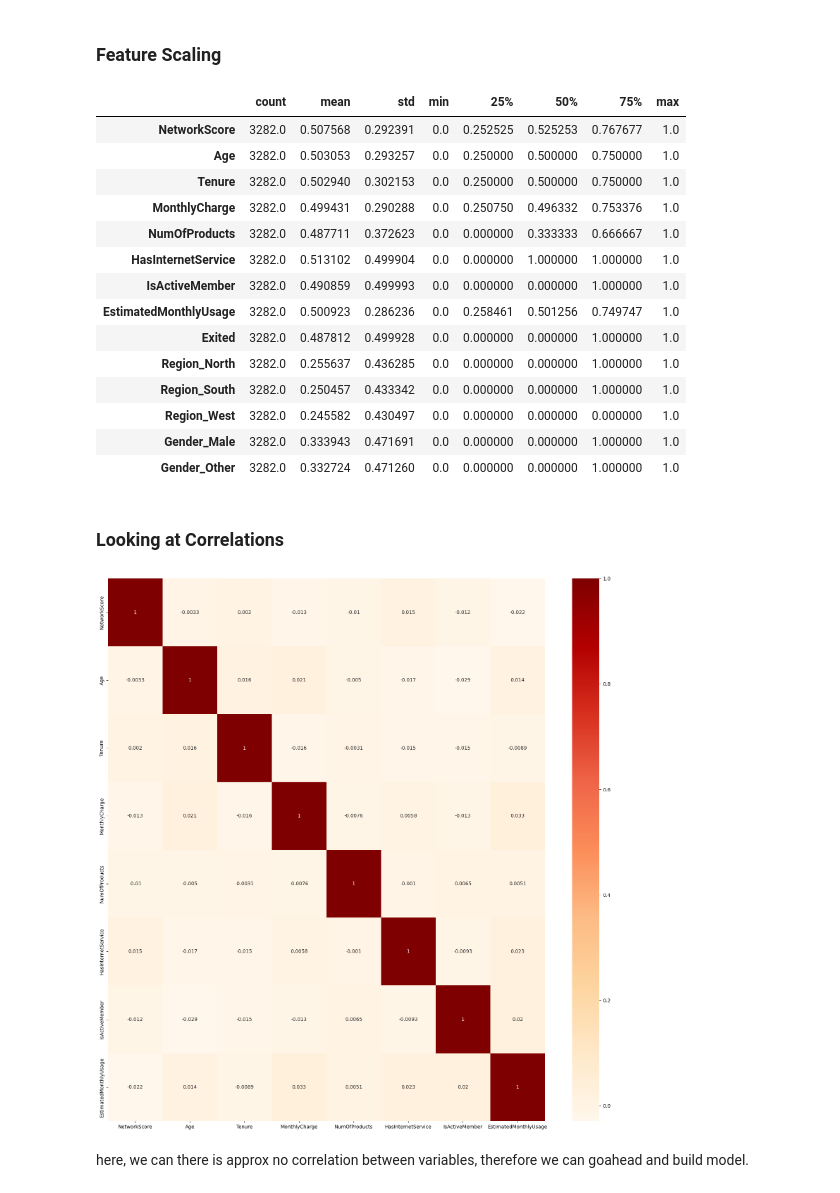
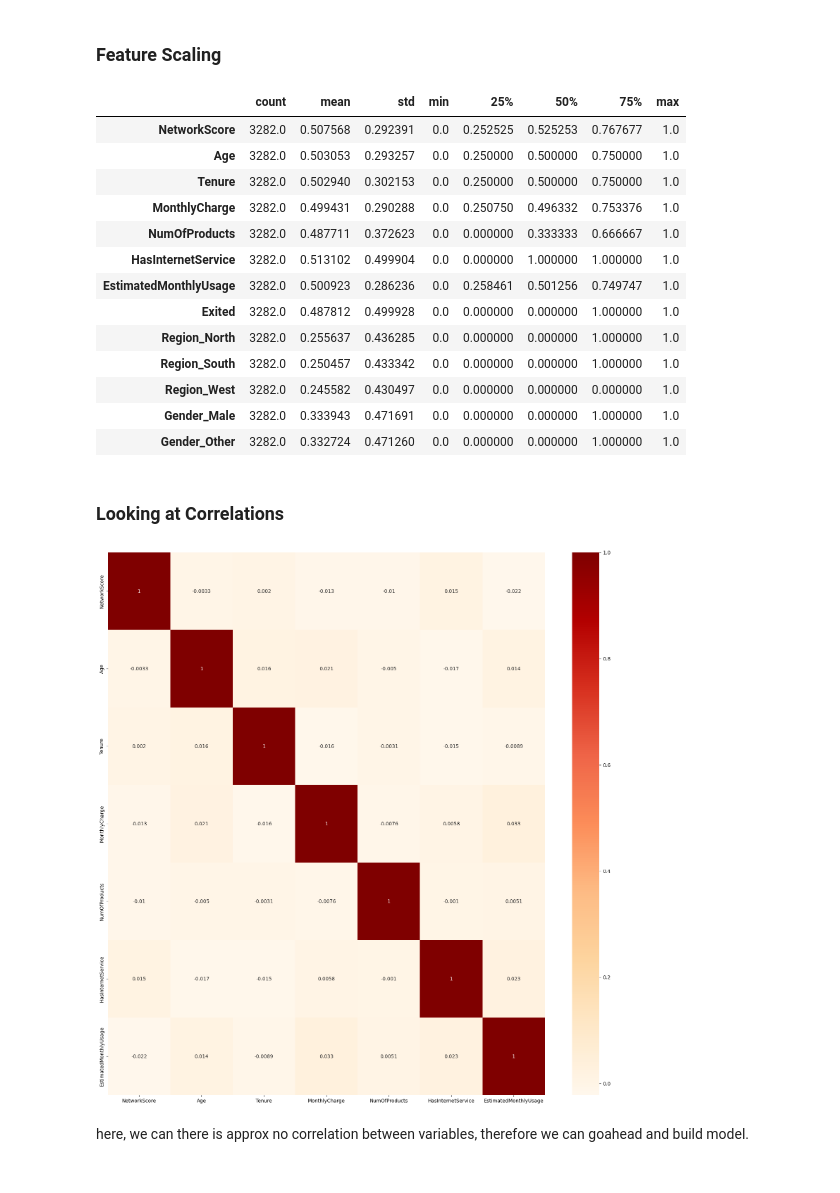
Before and after one commit to bitz-chauhan/telecom-churn-model-prediction, a Jupyter notebook: telecom-churn-case-study.ipynb, the cells around one changed output. Saved outputs shown, nothing was run; the diff lists cells and outputs as text; code cells hidden in the pictures.

Commit message:
71.9% score code

```diff
--- a/telecom-churn-case-study.ipynb
+++ b/telecom-churn-case-study.ipynb
@@ -110,7 +110,7 @@ dtype: float64
 # %%
 # drop rows which contains null values, as we have plenty of rows for model building
 telecom.dropna(inplace=True)
-
+telecom.drop(['IsActiveMember'],axis=1,inplace=True)
 #show shape now to identify how many columns are dropped. after dropping we still have plenty of rows to build model
 telecom.shape
 # %% [output]
@@ -118,4 +117,0 @@ telecom.shape
-# %%
-#convert float type to int, as due to the presence of null values python bydefault considered this column as float.
-telecom['IsActiveMember'] = telecom['IsActiveMember'].astype(int)
-telecom.head()
@@ -192,7 +184,6 @@ telecom.describe().T
 | MonthlyCharge | 3282.0 | 0.499431 | 0.290288 | 0.0 | 0.250750 | 0.496332 | 0.753376 | 1.0 |
 | NumOfProducts | 3282.0 | 0.487711 | 0.372623 | 0.0 | 0.000000 | 0.333333 | 0.666667 | 1.0 |
 | HasInternetService | 3282.0 | 0.513102 | 0.499904 | 0.0 | 0.000000 | 1.000000 | 1.000000 | 1.0 |
-| IsActiveMember | 3282.0 | 0.490859 | 0.499993 | 0.0 | 0.000000 | 0.000000 | 1.000000 | 1.0 |
 | EstimatedMonthlyUsage | 3282.0 | 0.500923 | 0.286236 | 0.0 | 0.258461 | 0.501256 | 0.749747 | 1.0 |
 | Exited | 3282.0 | 0.487812 | 0.499928 | 0.0 | 0.000000 | 0.000000 | 1.000000 | 1.0 |
 | Region_North | 3282.0 | 0.255637 | 0.436285 | 0.0 | 0.000000 | 0.000000 | 1.000000 | 1.0 |
@@ -205,10 +196,10 @@ telecom.describe().T
 # %%
 #heatmap to show the correlation between variables
 plt.figure(figsize = (20,20))
-sns.heatmap(telecom[['NetworkScore','Age','Tenure','MonthlyCharge','NumOfProducts','HasInternetService','IsActiveMember','EstimatedMonthlyUsage']].corr(),cmap='OrRd',annot =True)
+sns.heatmap(telecom[['NetworkScore','Age','Tenure','MonthlyCharge','NumOfProducts','HasInternetService','EstimatedMonthlyUsage']].corr(),cmap='OrRd',annot =True)
 plt.show()
 # %% [output]
-[figure, old version]
+[figure, new version]
 # %% [markdown]
 here, we can there is approx no correlation between variables, therefore we can goahead and build model.
 # %%
```
Also changed, not shown: parts of 28 cells of this notebook.
